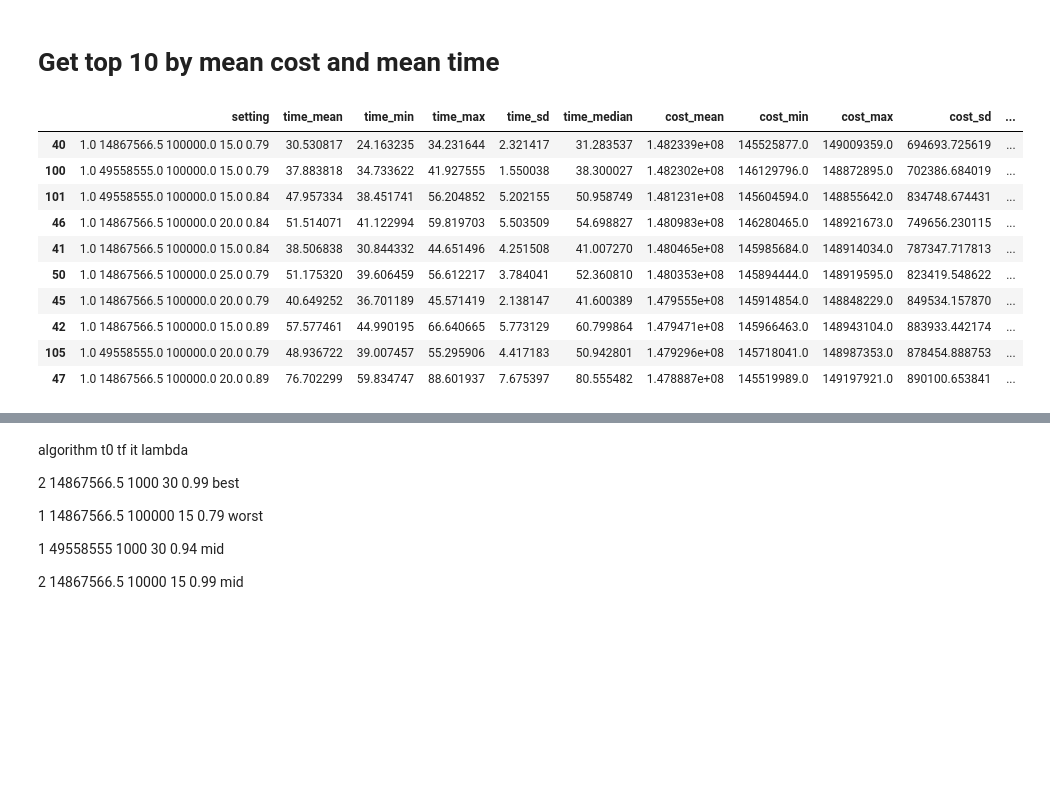
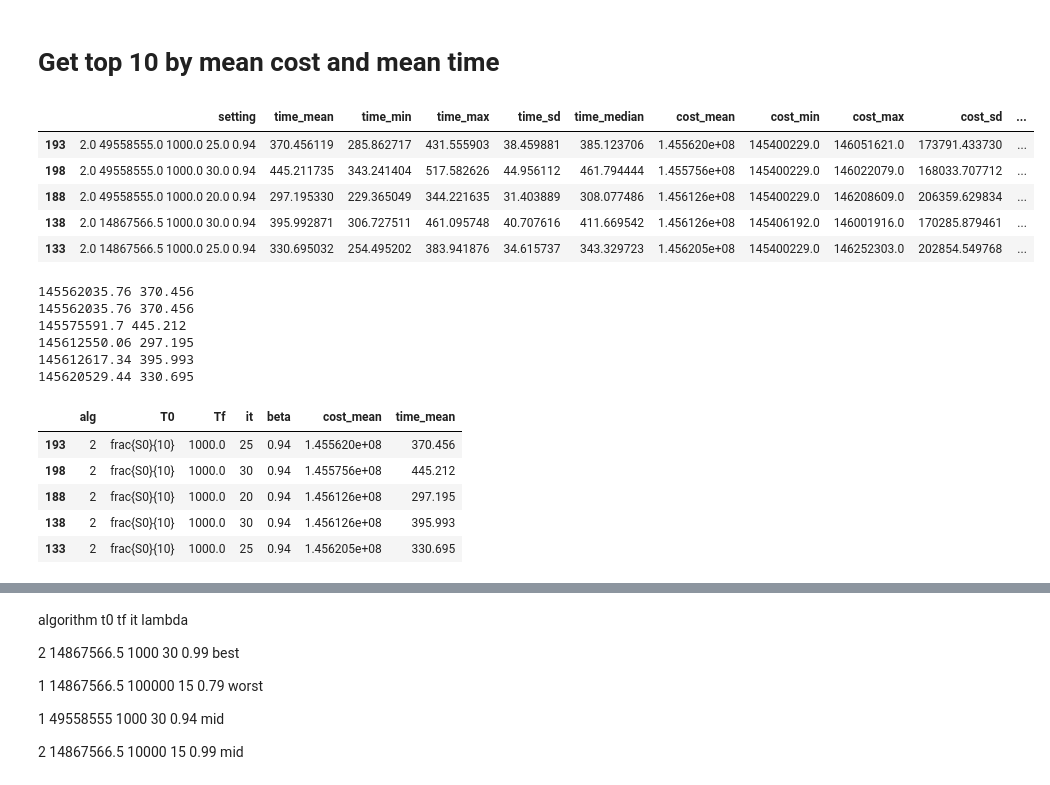
Before and after one commit to JavierArredondo/min-cost-flow, a Jupyter notebook: notebooks/analysis.ipynb, the cells around one changed output, grey strips where cells are left out. Drawn from its saved outputs; the diff is of its cells as text; code cells hidden in the pictures; blank space fills up the shorter version.

```diff
--- a/notebooks/analysis.ipynb
+++ b/notebooks/analysis.ipynb
@@ -98,14 +98,9 @@ top_mean_cost_time = stats.sort_values(by=["time_mean"], ascending=True)[0:10]
-# %%
-top_mean_cost
-# %% [output]
-|  | setting | time_mean | time_min | time_max | time_sd | time_median | cost_mean | cost_min | cost_max | cost_sd | ... |
-| 40 | 1.0 14867566.5 100000.0 15.0 0.79 | 30.530817 | 24.163235 | 34.231644 | 2.321417 | 31.283537 | 1.482339e+08 | 145525877.0 | 149009359.0 | 694693.725619 | ... |
-| 100 | 1.0 49558555.0 100000.0 15.0 0.79 | 37.883818 | 34.733622 | 41.927555 | 1.550038 | 38.300027 | 1.482302e+08 | 146129796.0 | 148872895.0 | 702386.684019 | ... |
-| 101 | 1.0 49558555.0 100000.0 15.0 0.84 | 47.957334 | 38.451741 | 56.204852 | 5.202155 | 50.958749 | 1.481231e+08 | 145604594.0 | 148855642.0 | 834748.674431 | ... |
-| 46 | 1.0 14867566.5 100000.0 20.0 0.84 | 51.514071 | 41.122994 | 59.819703 | 5.503509 | 54.698827 | 1.480983e+08 | 146280465.0 | 148921673.0 | 749656.230115 | ... |
-| 41 | 1.0 14867566.5 100000.0 15.0 0.84 | 38.506838 | 30.844332 | 44.651496 | 4.251508 | 41.007270 | 1.480465e+08 | 145985684.0 | 148914034.0 | 787347.717813 | ... |
-| 50 | 1.0 14867566.5 100000.0 25.0 0.79 | 51.175320 | 39.606459 | 56.612217 | 3.784041 | 52.360810 | 1.480353e+08 | 145894444.0 | 148919595.0 | 823419.548622 | ... |
-| 45 | 1.0 14867566.5 100000.0 20.0 0.79 | 40.649252 | 36.701189 | 45.571419 | 2.138147 | 41.600389 | 1.479555e+08 | 145914854.0 | 148848229.0 | 849534.157870 | ... |
-| 42 | 1.0 14867566.5 100000.0 15.0 0.89 | 57.577461 | 44.990195 | 66.640665 | 5.773129 | 60.799864 | 1.479471e+08 | 145966463.0 | 148943104.0 | 883933.442174 | ... |
-| 105 | 1.0 49558555.0 100000.0 20.0 0.79 | 48.936722 | 39.007457 | 55.295906 | 4.417183 | 50.942801 | 1.479296e+08 | 145718041.0 | 148987353.0 | 878454.888753 | ... |
-| 47 | 1.0 14867566.5 100000.0 20.0 0.89 | 76.702299 | 59.834747 | 88.601937 | 7.675397 | 80.555482 | 1.478887e+08 | 145519989.0 | 149197921.0 | 890100.653841 | ... |
+# %%
+top_mean_cost_time
+# %% [output]
+|  | setting | time_mean | time_min | time_max | time_sd | time_median | cost_mean | cost_min | cost_max | cost_sd | ... |
+| 193 | 2.0 49558555.0 1000.0 25.0 0.94 | 370.456119 | 285.862717 | 431.555903 | 38.459881 | 385.123706 | 1.455620e+08 | 145400229.0 | 146051621.0 | 173791.433730 | ... |
+| 198 | 2.0 49558555.0 1000.0 30.0 0.94 | 445.211735 | 343.241404 | 517.582626 | 44.956112 | 461.794444 | 1.455756e+08 | 145400229.0 | 146022079.0 | 168033.707712 | ... |
+| 188 | 2.0 49558555.0 1000.0 20.0 0.94 | 297.195330 | 229.365049 | 344.221635 | 31.403889 | 308.077486 | 1.456126e+08 | 145400229.0 | 146208609.0 | 206359.629834 | ... |
+| 138 | 2.0 14867566.5 1000.0 30.0 0.94 | 395.992871 | 306.727511 | 461.095748 | 40.707616 | 411.669542 | 1.456126e+08 | 145406192.0 | 146001916.0 | 170285.879461 | ... |
+| 133 | 2.0 14867566.5 1000.0 25.0 0.94 | 330.695032 | 254.495202 | 383.941876 | 34.615737 | 343.329723 | 1.456205e+08 | 145400229.0 | 146252303.0 | 202854.549768 | ... |
@@ -111,0 +122,15 @@ top_mean_cost
+# %%
+top_mean_cost_time[0:5].apply(transform, axis=1)#.to_csv("top_costs_stndr10.csv")
+# %% [output]
+145562035.76 370.456
+145562035.76 370.456
+145575591.7 445.212
+145612550.06 297.195
+145612617.34 395.993
+145620529.44 330.695
+|  | alg | T0 | Tf | it | beta | cost_mean | time_mean |
+| 193 | 2 | frac{S0}{10} | 1000.0 | 25 | 0.94 | 1.455620e+08 | 370.456 |
+| 198 | 2 | frac{S0}{10} | 1000.0 | 30 | 0.94 | 1.455756e+08 | 445.212 |
+| 188 | 2 | frac{S0}{10} | 1000.0 | 20 | 0.94 | 1.456126e+08 | 297.195 |
+| 138 | 2 | frac{S0}{10} | 1000.0 | 30 | 0.94 | 1.456126e+08 | 395.993 |
+| 133 | 2 | frac{S0}{10} | 1000.0 | 25 | 0.94 | 1.456205e+08 | 330.695 |
```
Also changed, not shown: parts of 23 cells of this notebook, 47 other files.
